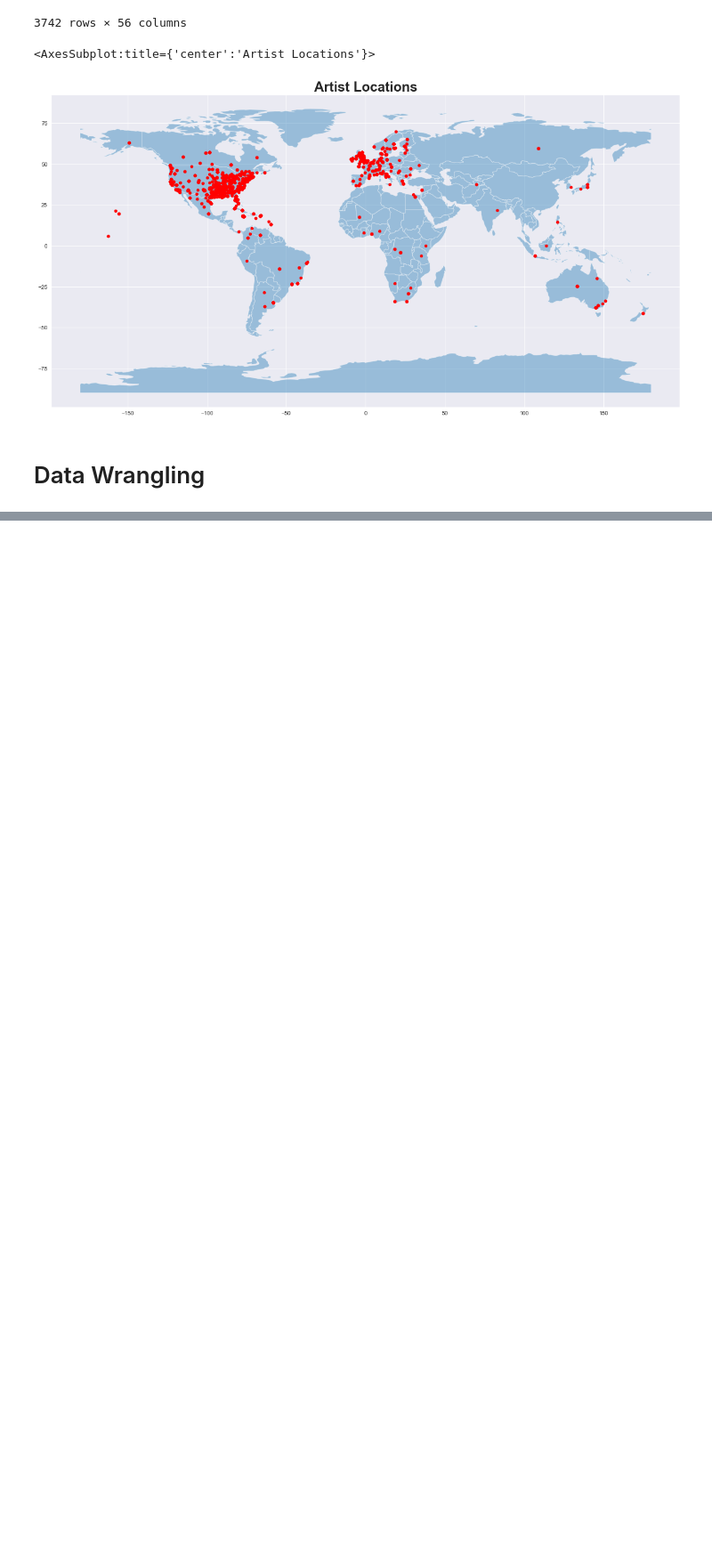
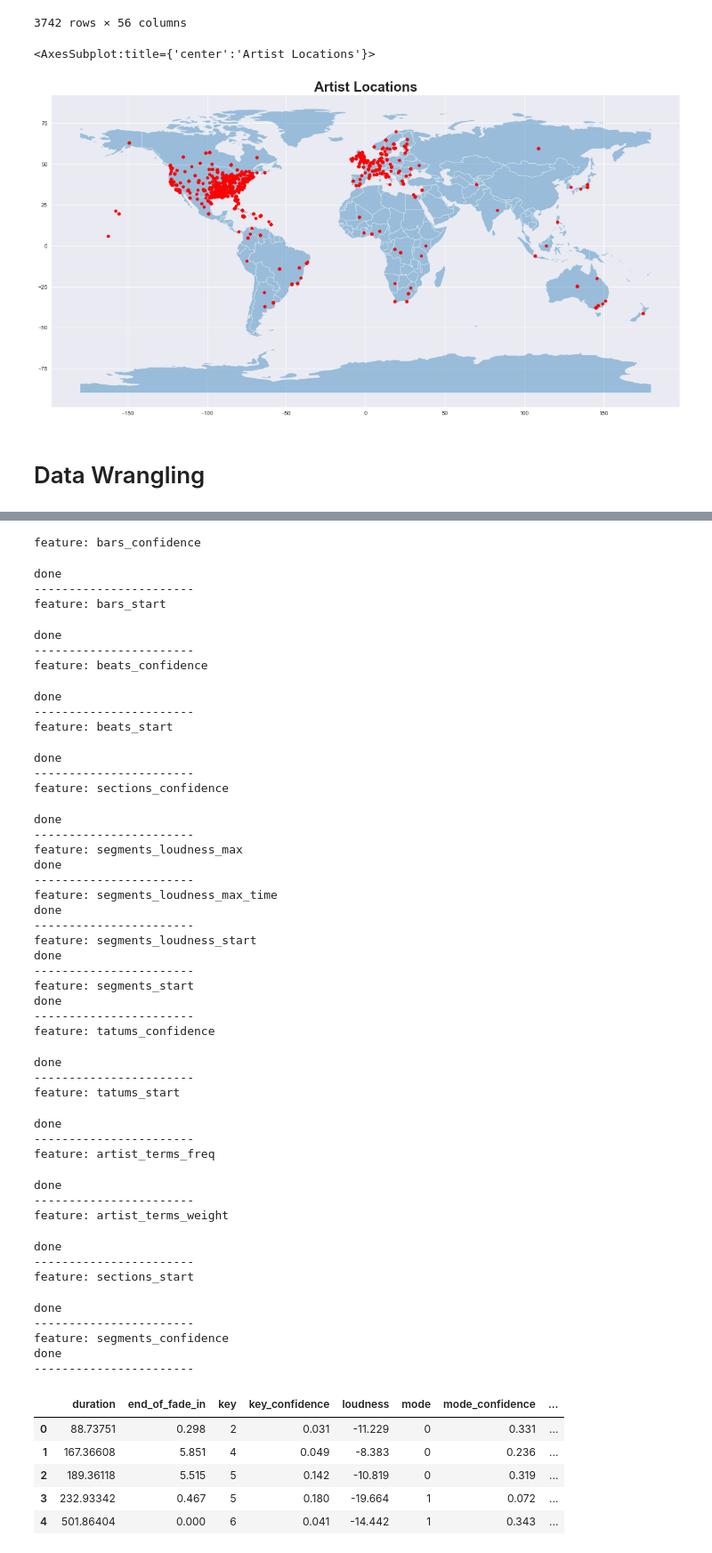
Before and after one commit to seankim658/Million-Song-Data-Analysis, a Jupyter notebook: Million Song Dataset Analysis.ipynb, the cells around one changed output, grey strips where cells are left out. Shown at 89% size. Saved outputs shown, nothing was run; the diff lists cells and outputs as text; code cells hidden in the pictures; blank space fills up the shorter version.

```diff
--- a/Million Song Dataset Analysis.ipynb
+++ b/Million Song Dataset Analysis.ipynb
@@ -533,0 +553,79 @@ corr_df.head()
+# %%
+def convert_to_list(row):
+    return list(ast.literal_eval(row))
+
+def average_feature(feature):
+    '''returns the average of the array feature
+
+    Parameters
+    ----------
+    feature : string
+        the feature to average out
+    '''
+    # first have to convert the string set (i.e. data format is '{...}') to a list of floats
+    tmp = modelDf[feature].apply(convert_to_list)
+    return tmp.apply(lambda col : np.mean(col))
+
+# each feature that needs to be averaged and whether it is a 1d or 2d array
+features_to_average = ['bars_confidence', 'bars_start', 'beats_confidence', 'beats_start', 'sections_confidence', 'segments_loudness_max', 'segments_loudness_max_time', 'segments_loudness_start', 'segments_start', 'tatums_confidence', 'tatums_start','artist_terms_freq', 'artist_terms_weight', 'sections_start', 'segments_confidence']
+
+# loop thorugh the features and add a new field for the averaged value
+for feature in features_to_average:
+    print('feature: ' + feature)
+    modelDf[feature + '_mean'] = average_feature(feature)
+    print('done')
+    print('-----------------------')
+
+modelDf.head()
+# %% [output]
+feature: bars_confidence
+done
+-----------------------
+feature: bars_start
+done
+-----------------------
+feature: beats_confidence
+done
+-----------------------
+feature: beats_start
+done
+-----------------------
+feature: sections_confidence
+done
+-----------------------
+feature: segments_loudness_max
+done
+-----------------------
+feature: segments_loudness_max_time
+done
+-----------------------
+feature: segments_loudness_start
+done
+-----------------------
+feature: segments_start
+done
+-----------------------
+feature: tatums_confidence
+done
+-----------------------
+feature: tatums_start
+done
+-----------------------
+feature: artist_terms_freq
+done
+-----------------------
+feature: artist_terms_weight
+done
+-----------------------
+feature: sections_start
+done
+-----------------------
+feature: segments_confidence
+done
+-----------------------
+|  | duration | end_of_fade_in | key | key_confidence | loudness | mode | mode_confidence | ... |
+| 0 | 88.73751 | 0.298 | 2 | 0.031 | -11.229 | 0 | 0.331 | ... |
+| 1 | 167.36608 | 5.851 | 4 | 0.049 | -8.383 | 0 | 0.236 | ... |
+| 2 | 189.36118 | 5.515 | 5 | 0.142 | -10.819 | 0 | 0.319 | ... |
+| 3 | 232.93342 | 0.467 | 5 | 0.180 | -19.664 | 1 | 0.072 | ... |
+| 4 | 501.86404 | 0.000 | 6 | 0.041 | -14.442 | 1 | 0.343 | ... |
```
Also changed, not shown: parts of 10 cells of this notebook.
